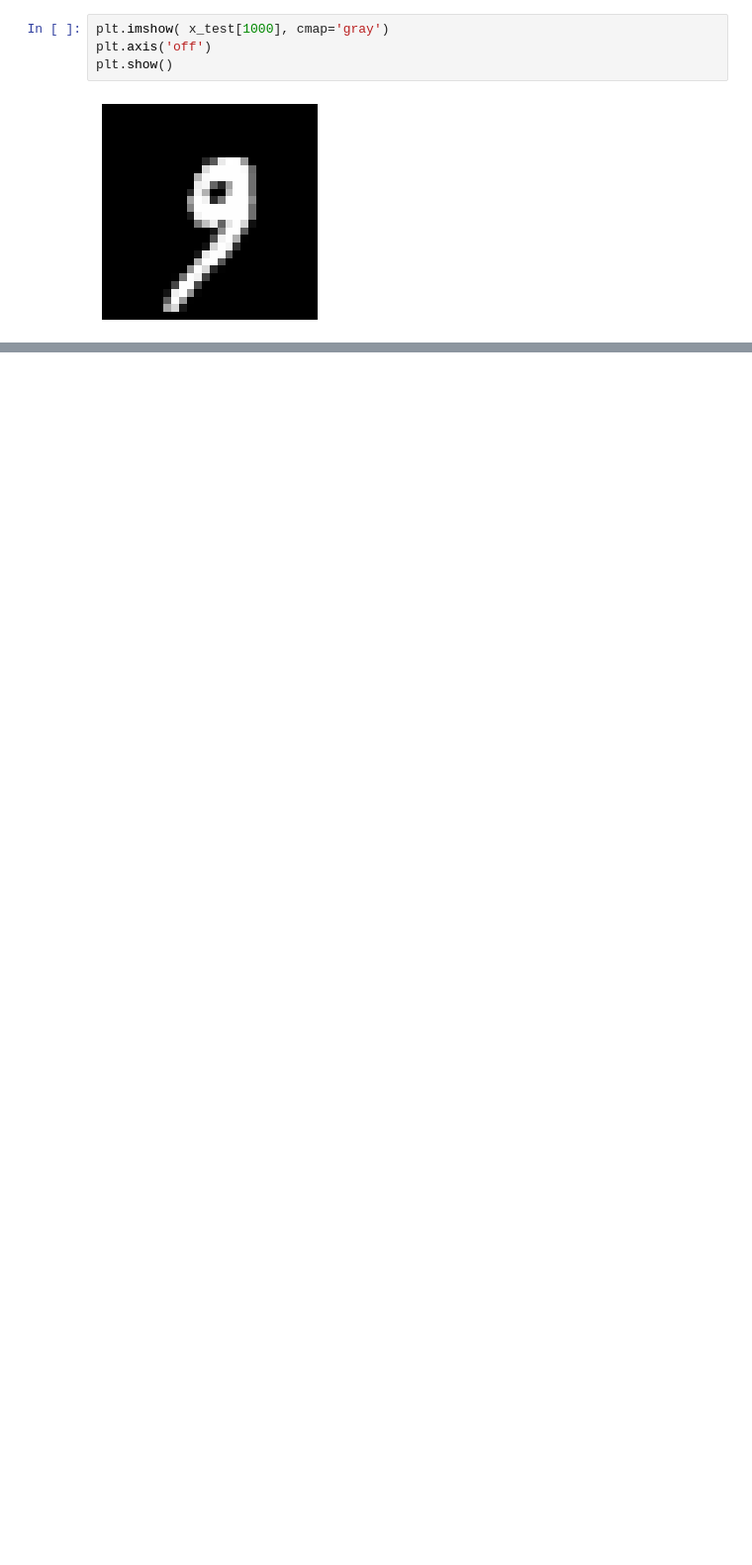
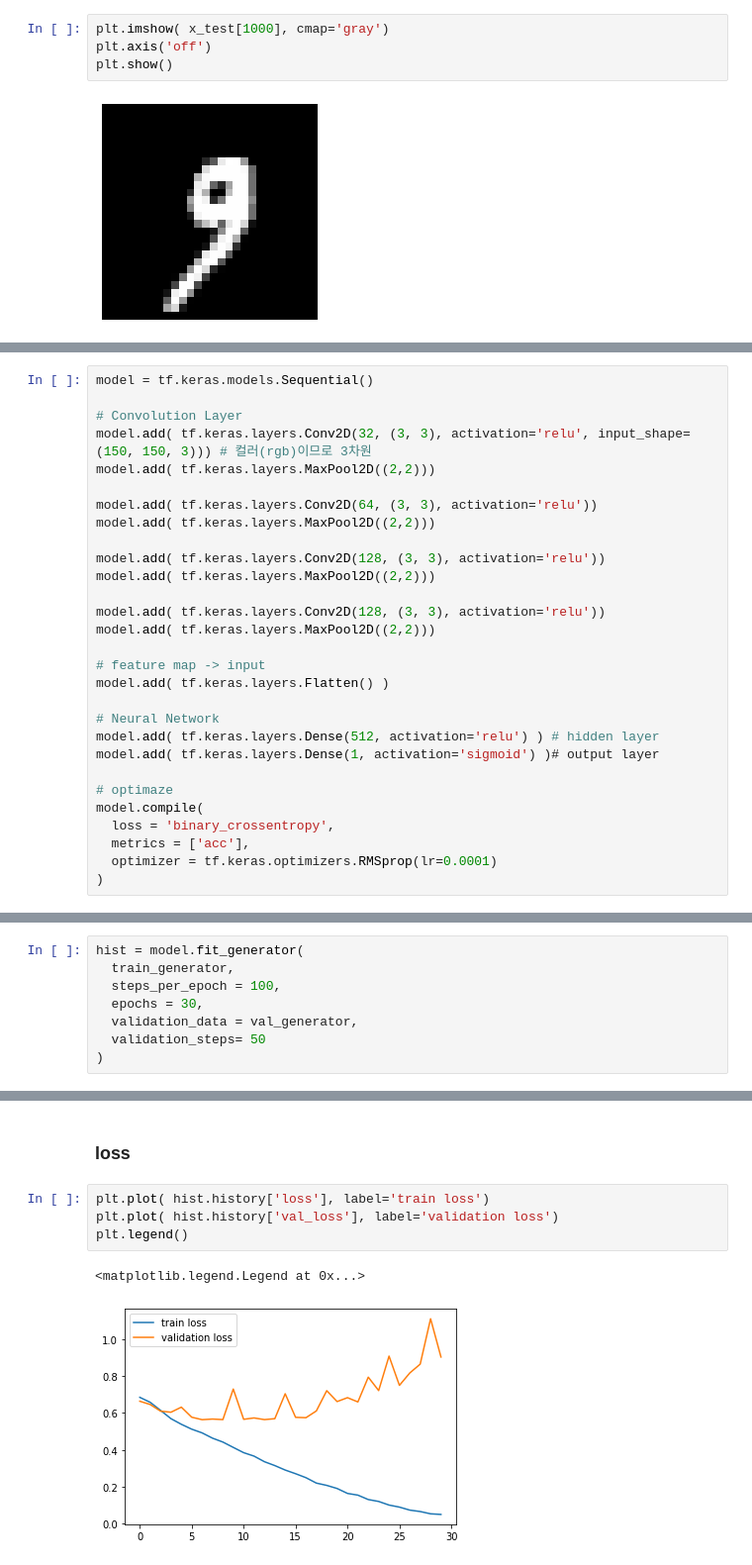
Before and after one commit to heewon330/TIL3, a Jupyter notebook: CNN_hw.ipynb, the cells around one changed output, grey strips where cells are left out. Shown at 99% size. Drawn from its saved outputs; the diff is of its cells as text; blank space fills up the shorter version.

```diff
--- a/CNN_hw.ipynb
+++ b/CNN_hw.ipynb
@@ -327,0 +486,29 @@ plt.show()
+# %%
+model = tf.keras.models.Sequential()
+
+# Convolution Layer
+model.add( tf.keras.layers.Conv2D(32, (3, 3), activation='relu', input_shape=(150, 150, 3))) # 컬러(rgb)이므로 3차원
+model.add( tf.keras.layers.MaxPool2D((2,2)))
+
+model.add( tf.keras.layers.Conv2D(64, (3, 3), activation='relu'))
+model.add( tf.keras.layers.MaxPool2D((2,2)))
+
+model.add( tf.keras.layers.Conv2D(128, (3, 3), activation='relu'))
+model.add( tf.keras.layers.MaxPool2D((2,2)))
+
+model.add( tf.keras.layers.Conv2D(128, (3, 3), activation='relu'))
+model.add( tf.keras.layers.MaxPool2D((2,2)))
+
+# feature map -> input
+model.add( tf.keras.layers.Flatten() )
+
+# Neural Network
+model.add( tf.keras.layers.Dense(512, activation='relu') ) # hidden layer
+model.add( tf.keras.layers.Dense(1, activation='sigmoid') )# output layer
+
+# optimaze
+model.compile(
+  loss = 'binary_crossentropy',
+  metrics = ['acc'],
+  optimizer = tf.keras.optimizers.RMSprop(lr=0.0001)
+)
@@ -327,0 +517,8 @@ plt.show()
+# %%
+hist = model.fit_generator(
+  train_generator,
+  steps_per_epoch = 100,
+  epochs = 30,
+  validation_data = val_generator,
+  validation_steps= 50
+)
@@ -327,0 +547,9 @@ plt.show()
+# %% [markdown]
+### loss
+# %%
+plt.plot( hist.history['loss'], label='train loss')
+plt.plot( hist.history['val_loss'], label='validation loss')
+plt.legend()
+# %% [output]
+<matplotlib.legend.Legend at 0x...>
+[figure, added]
```
Also changed, not shown: parts of 61 cells of this notebook.
